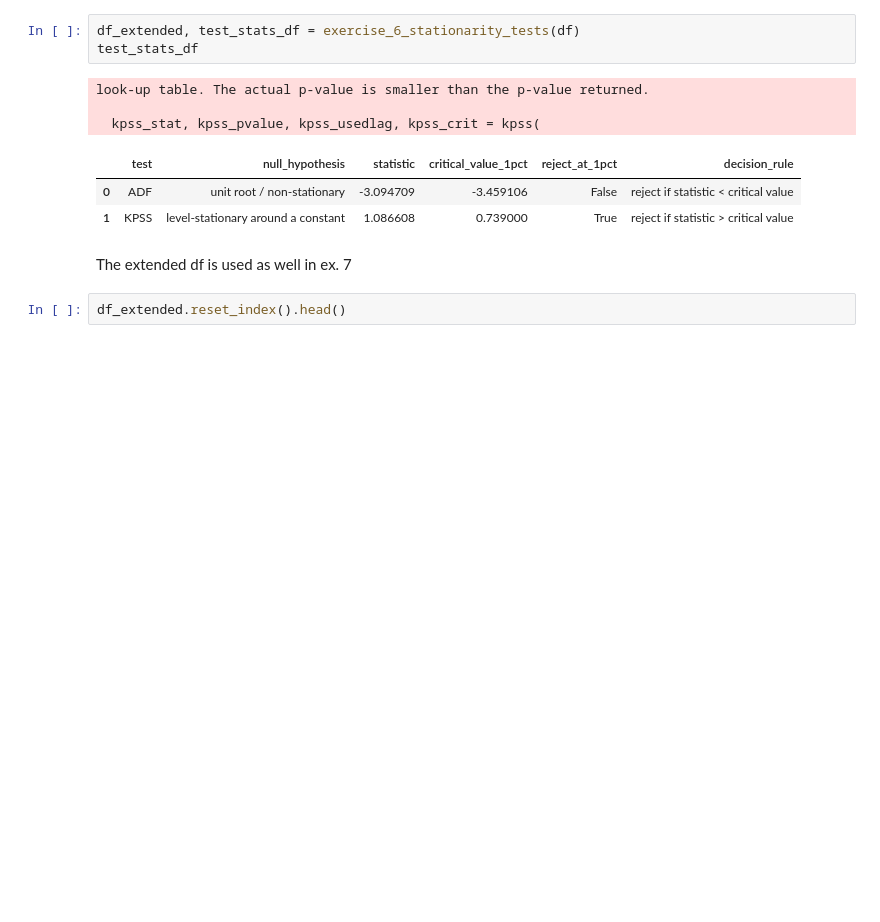
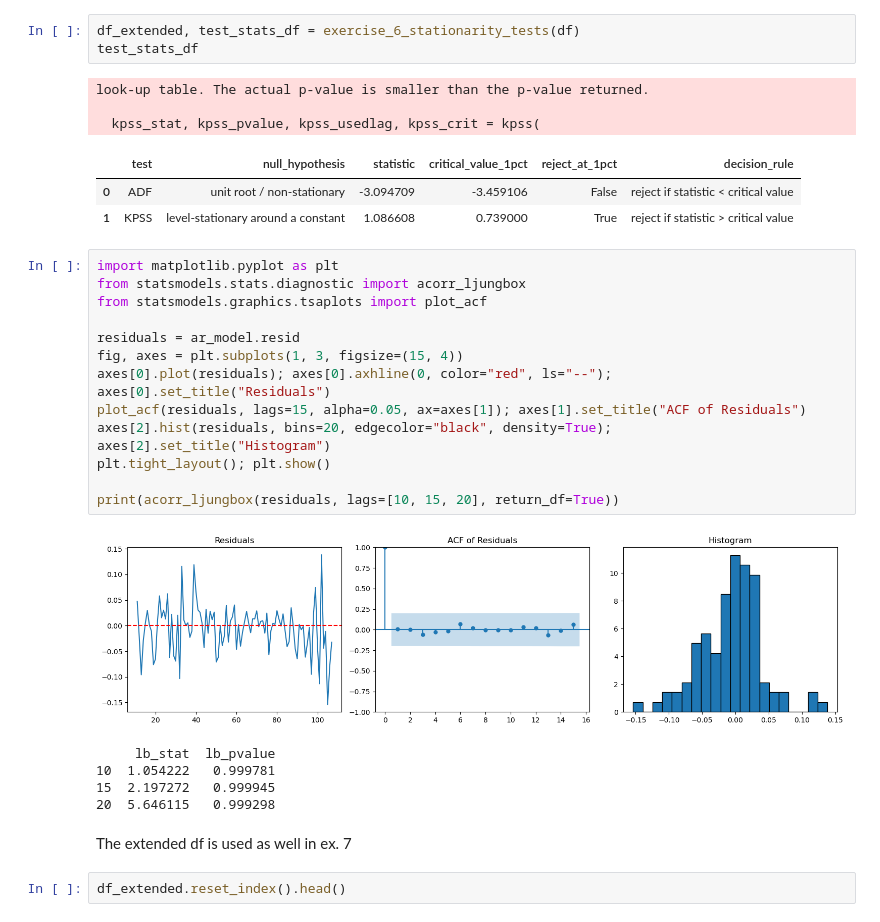
Before and after one commit to cyrilgabriele/FinancialEconometrics, a Jupyter notebook: homeworks/homework03/homework03.ipynb, the cells around one changed output. Drawn from its saved outputs; the diff is of its cells as text; blank space fills up the shorter version.

```diff
--- a/homeworks/homework03/homework03.ipynb
+++ b/homeworks/homework03/homework03.ipynb
@@ -167,6 +205,25 @@ look-up table. The actual p-value is smaller than the p-value returned.
 |  | test | null_hypothesis | statistic | critical_value_1pct | reject_at_1pct | decision_rule |
 | 0 | ADF | unit root / non-stationary | -3.094709 | -3.459106 | False | reject if statistic < critical value |
 | 1 | KPSS | level-stationary around a constant | 1.086608 | 0.739000 | True | reject if statistic > critical value |
+# %%
+import matplotlib.pyplot as plt
+from statsmodels.stats.diagnostic import acorr_ljungbox
+from statsmodels.graphics.tsaplots import plot_acf
+
+residuals = ar_model.resid
+fig, axes = plt.subplots(1, 3, figsize=(15, 4))
+axes[0].plot(residuals); axes[0].axhline(0, color="red", ls="--"); axes[0].set_title("Residuals")
+plot_acf(residuals, lags=15, alpha=0.05, ax=axes[1]); axes[1].set_title("ACF of Residuals")
+axes[2].hist(residuals, bins=20, edgecolor="black", density=True); axes[2].set_title("Histogram")
+plt.tight_layout(); plt.show()
+
+print(acorr_ljungbox(residuals, lags=[10, 15, 20], return_df=True))
+# %% [output]
+[figure, added]
+     lb_stat  lb_pvalue
+10  1.054222   0.999781
+15  2.197272   0.999945
+20  5.646115   0.999298
 # %% [markdown]
 The extended df is used as well in ex. 7
 # %%
```
Also changed, not shown: parts of 19 cells of this notebook, 2 other files.
